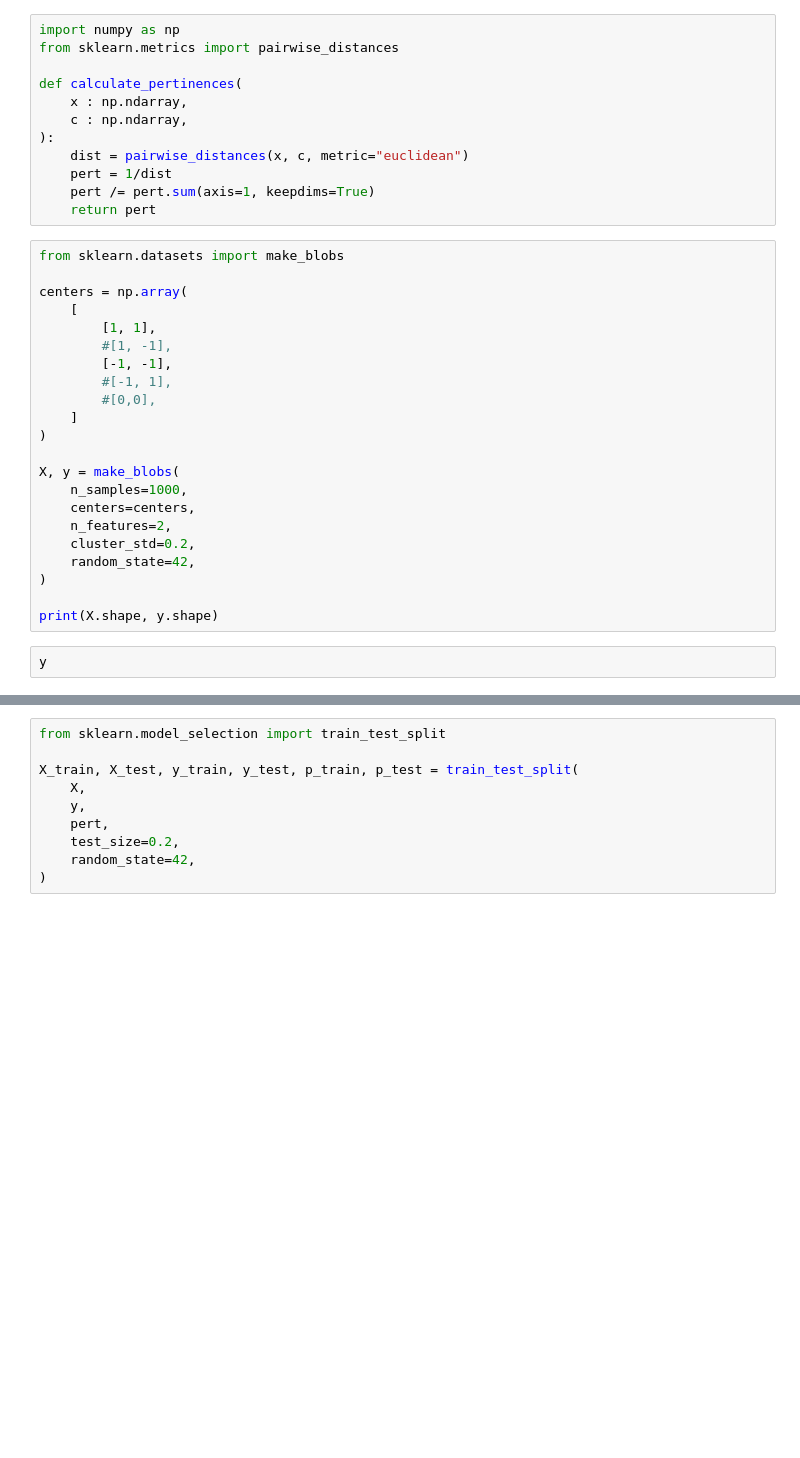
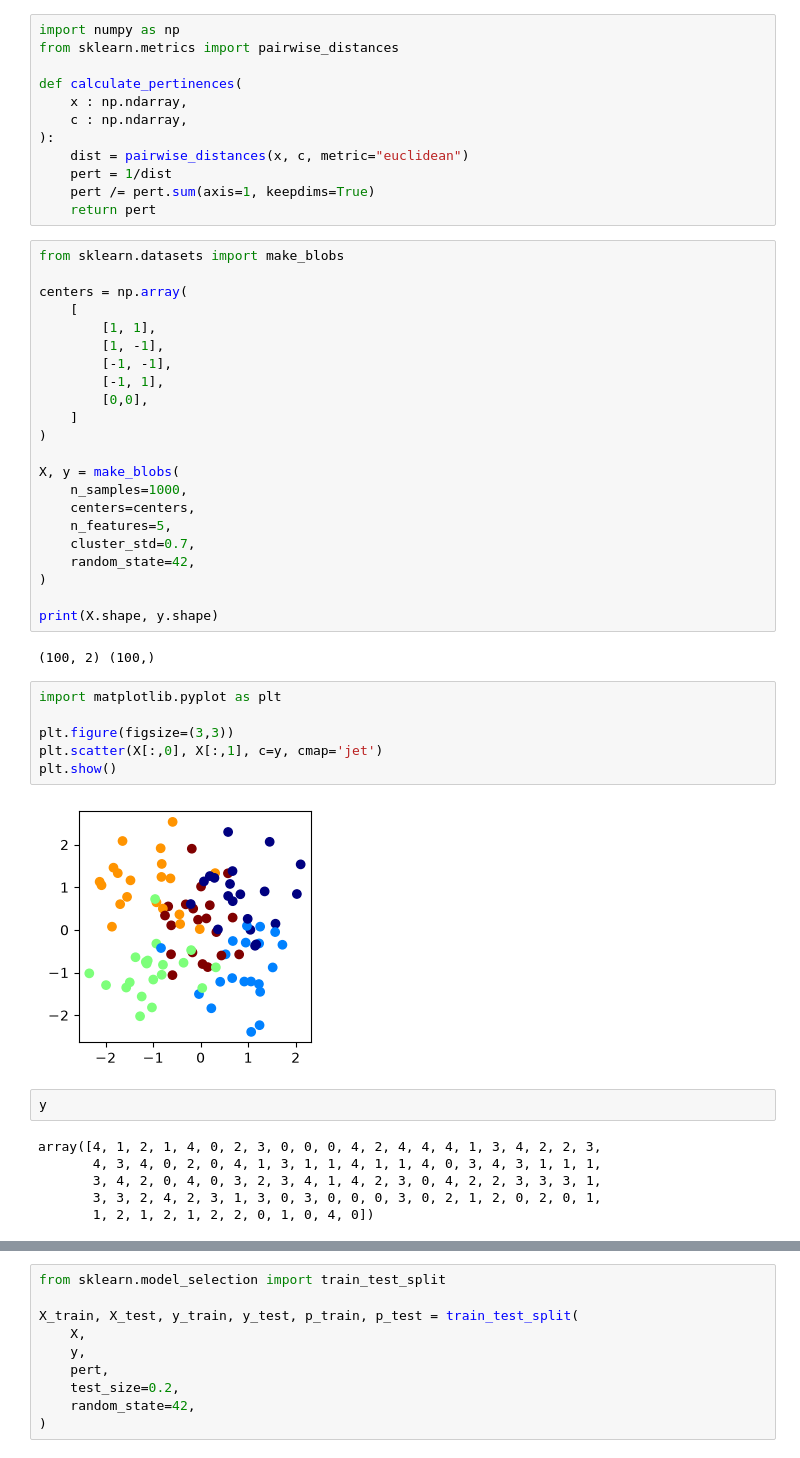
Before and after one commit to tiagoft/mlxp, a Jupyter notebook: notebooks/02-colapse_soft_embeddings.ipynb, the cells around one changed output, grey strips where cells are left out. Cells and saved outputs as stored; diff of their text form; blank space fills up the shorter version.

```diff
--- a/notebooks/02-colapse_soft_embeddings.ipynb
+++ b/notebooks/02-colapse_soft_embeddings.ipynb
@@ -16,24 +16,40 @@ from sklearn.datasets import make_blobs
 centers = np.array(
     [
         [1, 1],
-        #[1, -1],
+        [1, -1],
         [-1, -1],
-        #[-1, 1],
-        #[0,0],
+        [-1, 1],
+        [0,0],
     ]
 )
 
 X, y = make_blobs(
     n_samples=1000,
     centers=centers,
-    n_features=2,
-    cluster_std=0.2,
+    n_features=5,
+    cluster_std=0.7,
     random_state=42,
 )
 
 print(X.shape, y.shape)
+# %% [output]
+(100, 2) (100,)
+# %%
+import matplotlib.pyplot as plt
+
+plt.figure(figsize=(3,3))
+plt.scatter(X[:,0], X[:,1], c=y, cmap='jet')
+plt.show()
+# %% [output]
+[figure, added]
 # %%
 y
+# %% [output]
+array([4, 1, 2, 1, 4, 0, 2, 3, 0, 0, 0, 4, 2, 4, 4, 4, 1, 3, 4, 2, 2, 3,
+       4, 3, 4, 0, 2, 0, 4, 1, 3, 1, 1, 4, 1, 1, 4, 0, 3, 4, 3, 1, 1, 1,
+       3, 4, 2, 0, 4, 0, 3, 2, 3, 4, 1, 4, 2, 3, 0, 4, 2, 2, 3, 3, 3, 1,
+       3, 3, 2, 4, 2, 3, 1, 3, 0, 3, 0, 0, 0, 3, 0, 2, 1, 2, 0, 2, 0, 1,
+       1, 2, 1, 2, 1, 2, 2, 0, 1, 0, 4, 0])
 # %%
 pert = calculate_pertinences(X, centers)
 pert
```
Also changed, not shown: parts of 7 cells of this notebook, 1 other file.
